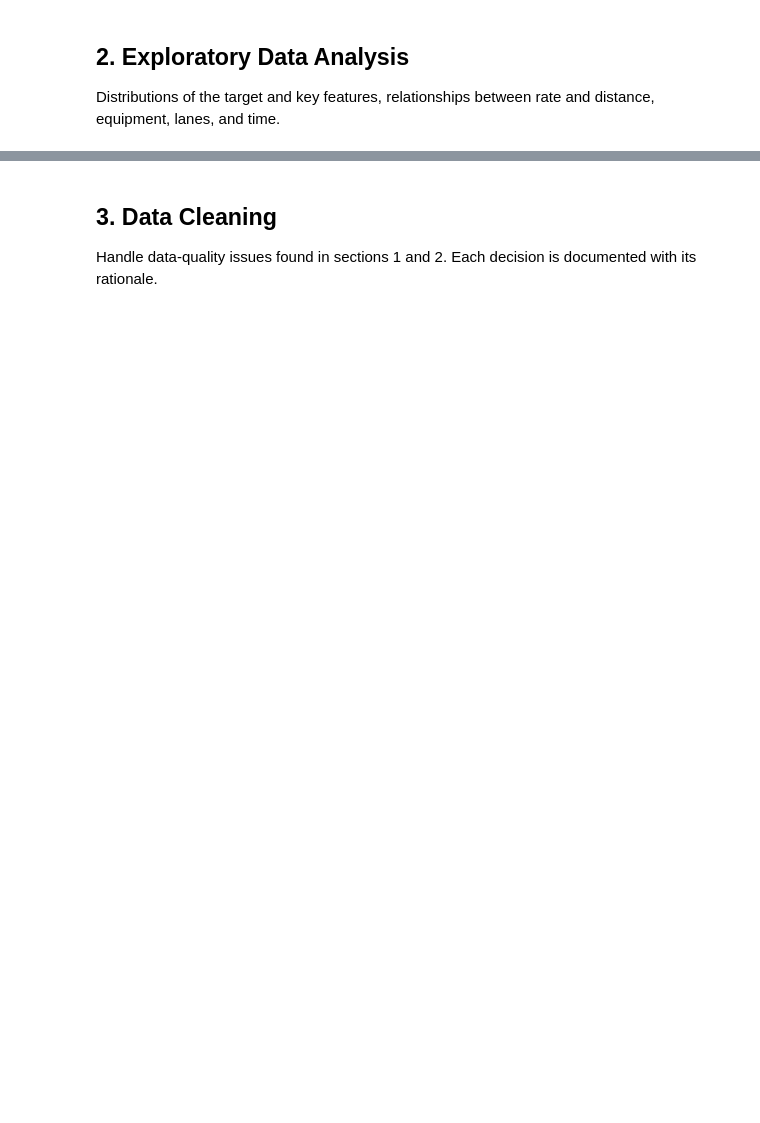
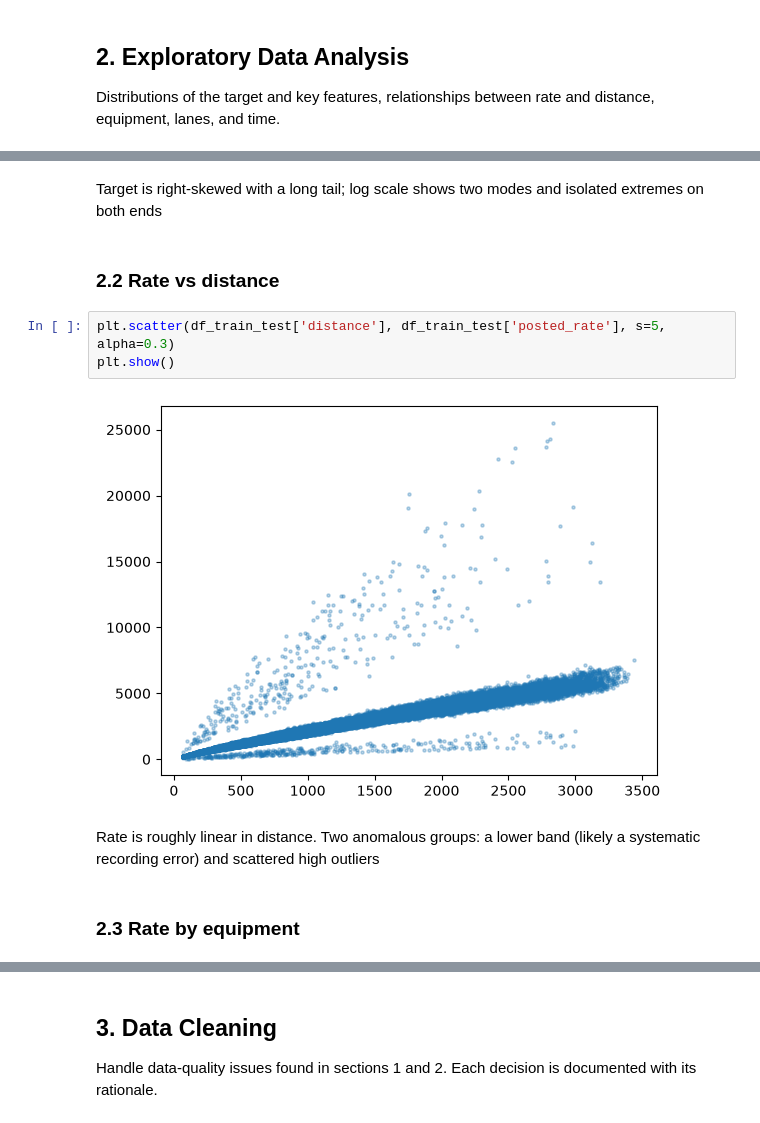
Before and after one commit to EstebanM-M/freight-rate-prediction, a Jupyter notebook: notebook.ipynb, the cells around one changed output, grey strips where cells are left out. Saved outputs shown, nothing was run; the diff lists cells and outputs as text; blank space fills up the shorter version.

```diff
--- a/notebook.ipynb
+++ b/notebook.ipynb
@@ -247,0 +259,13 @@ Distributions of the target and key features, relationships between rate and dis
+# %% [markdown]
+Target is right-skewed with a long tail; log scale shows two modes and isolated extremes on both ends
+# %% [markdown]
+### 2.2 Rate vs distance
+# %%
+plt.scatter(df_train_test['distance'], df_train_test['posted_rate'], s=5, alpha=0.3)
+plt.show()
+# %% [output]
+[figure, added]
+# %% [markdown]
+Rate is roughly linear in distance. Two anomalous groups: a lower band (likely a systematic recording error) and scattered high outliers
+# %% [markdown]
+### 2.3 Rate by equipment
```
Also changed, not shown: parts of 37 cells of this notebook, 2 other files.
